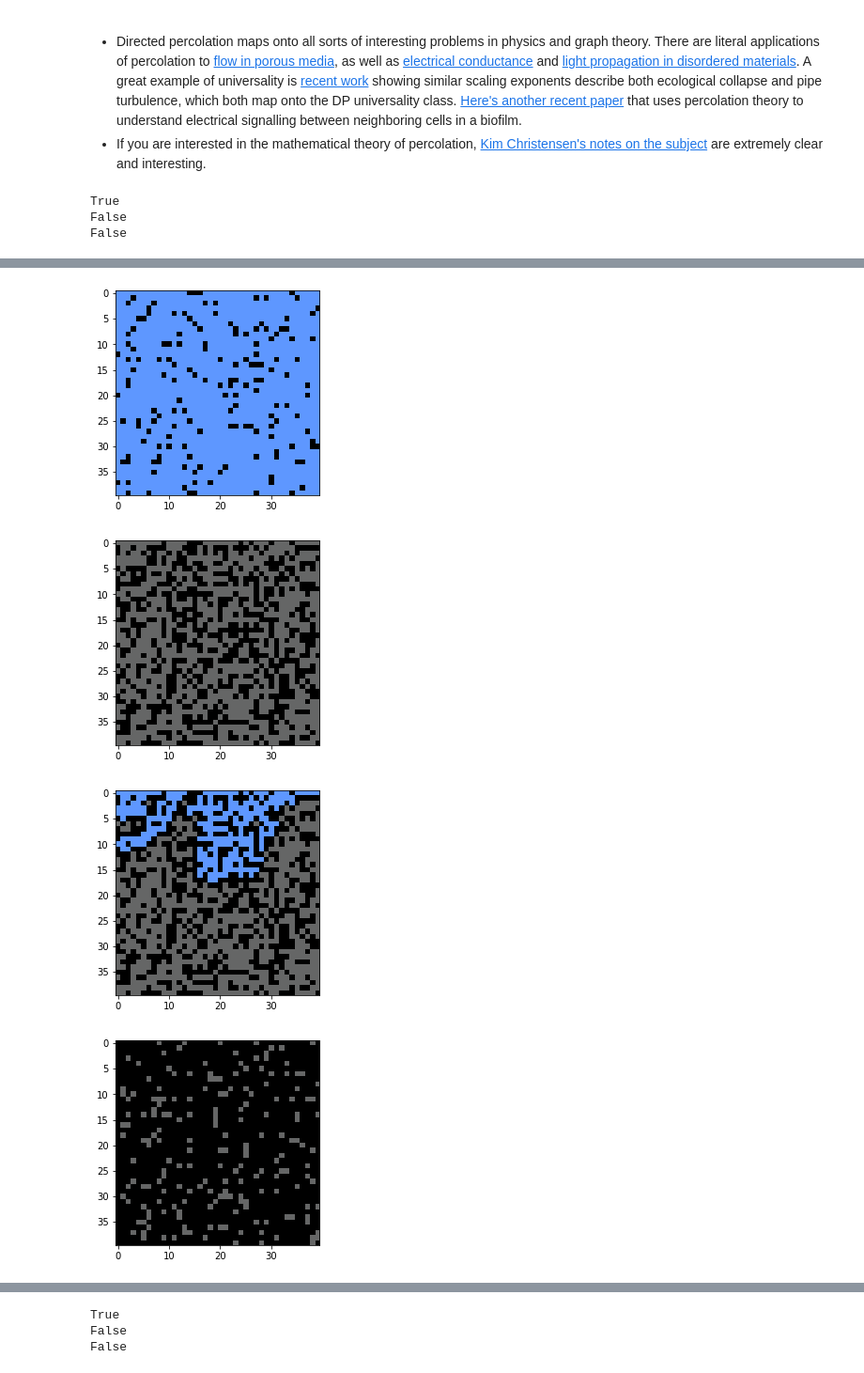
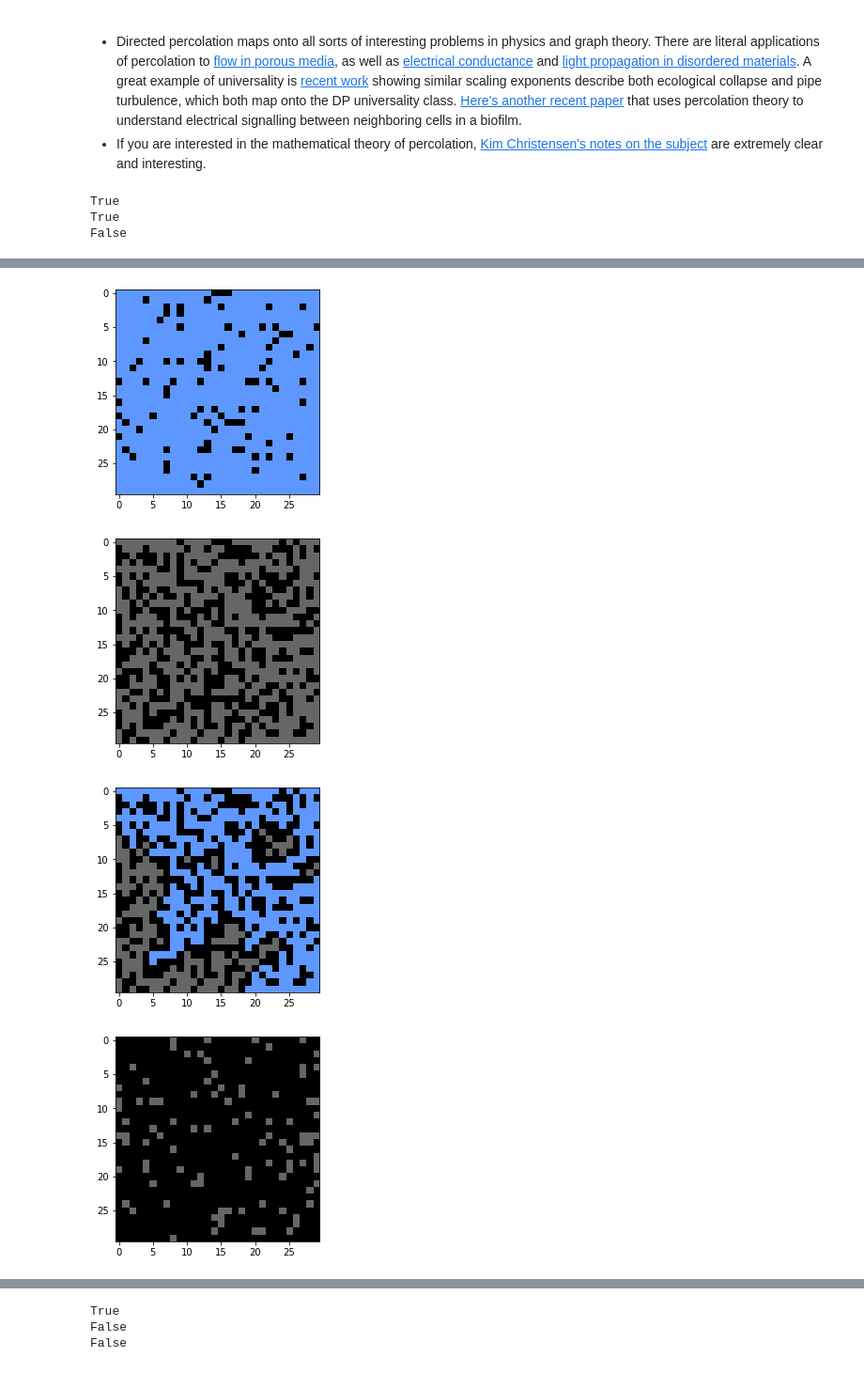
Before and after one commit to maxwellsdemon1965/cphy-homework, a Jupyter notebook: cellular_automata_complexity_hw.ipynb, the cells around one changed output, grey strips where cells are left out. Shown at 94% size. Saved outputs shown, nothing was run; the diff lists cells and outputs as text; code cells hidden in the pictures.

```diff
--- a/cellular_automata_complexity_hw.ipynb
+++ b/cellular_automata_complexity_hw.ipynb
@@ -504,14 +507,14 @@ def plot_percolation(mat):
     plt.imshow(mat, cmap=cmap, vmin=0, vmax=2)
 
 
-model = PercolationSimulation(n=40, random_state=0, p=0.1)
+model = PercolationSimulation(n=30, random_state=0, p=0.1)
 print(model.percolate())
 plt.figure()
 plot_percolation(model.grid)
 plt.figure()
 plot_percolation(model.grid_filled)
 
-model = PercolationSimulation(n=40, random_state=0, p=0.4)
+model = PercolationSimulation(n=30, random_state=0, p=0.4)
 print(model.percolate())
 plt.figure()
 plot_percolation(model.grid)
@@ -519,13 +522,13 @@ plt.figure()
 plot_percolation(model.grid_filled)
 
 
-model = PercolationSimulation(n=40, random_state=0, p=0.9)
+model = PercolationSimulation(n=30, random_state=0, p=0.9)
 print(model.percolate())
 plt.figure()
 plot_percolation(model.grid)
 plt.figure()
 plot_percolation(model.grid_filled)
 # %% [output]
+True
 True
 False
-False
@@ -533,4 +536,4 @@ False
-[figure, old version]
+[figure, new version]
-[figure, old version]
+[figure, new version]
-[figure, old version]
+[figure, new version]
-[figure, old version]
+[figure, new version]
```
Also changed, not shown: parts of 5 cells of this notebook.
